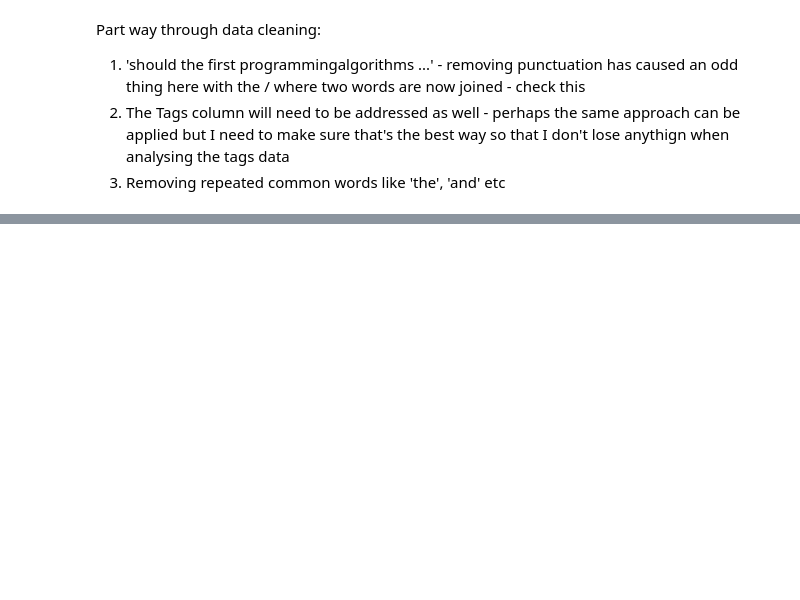
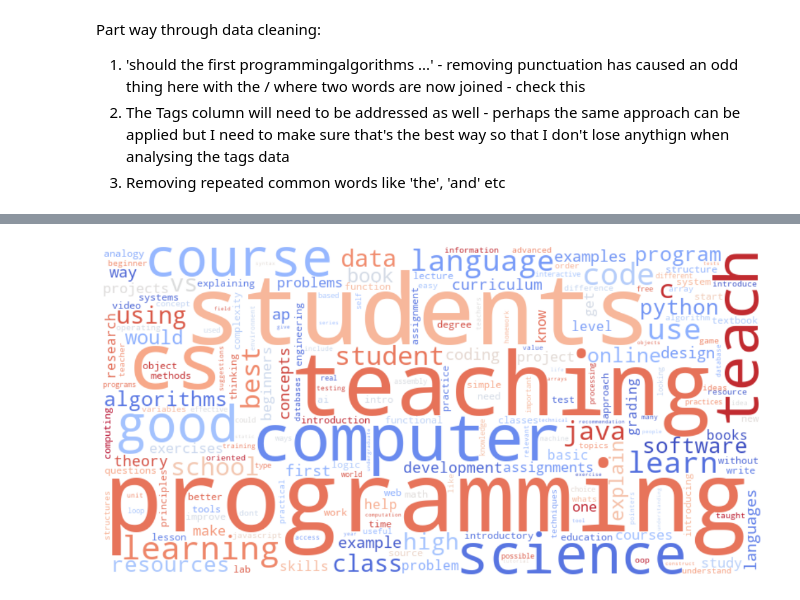
Before and after one commit to MattKronig/M-Kronig-MSc-Final-Project, a Jupyter notebook: m_kronig_csc_40098.ipynb, the cells around one changed output, grey strips where cells are left out. Saved outputs shown, nothing was run; the diff lists cells and outputs as text; code cells hidden in the pictures; blank space fills up the shorter version.

Commit message:
Initial EDA completed.

```diff
--- a/m_kronig_csc_40098.ipynb
+++ b/m_kronig_csc_40098.ipynb
@@ -310,0 +395,4 @@ qa_df.head()
+# %%
+# Tokenising the Title and Body columns for easier analysis
+qa_df['TitleTokens'] = qa_df['Title'].apply(word_tokenize)
+qa_df['BodyTokens'] = qa_df['Body'].apply(word_tokenize)
@@ -310,0 +418,4 @@ qa_df.head()
+# %%
+# Find out the most common words in titles
+all_title_tokens = [token for tokens in qa_df['TitleTokens'] for token in tokens]
+Counter(all_title_tokens).most_common(20) # I'm starting with the most common 20 words initially
@@ -310,0 +443,14 @@ qa_df.head()
+# %%
+# Making a variable for teh counter of Title frequencies
+word_freq = Counter(all_title_tokens)
+
+# Build out the wordcloud chart
+wc = WordCloud(width=800, height=400, background_color='white', colormap='coolwarm').generate_from_frequencies(word_freq)
+
+# Plot and display
+plt.figure(figsize=(15, 7))
+plt.imshow(wc, interpolation='bilinear')
+plt.axis('off')
+plt.show()
+# %% [output]
+[figure, added]
```
Also changed, not shown: parts of 28 cells of this notebook.
